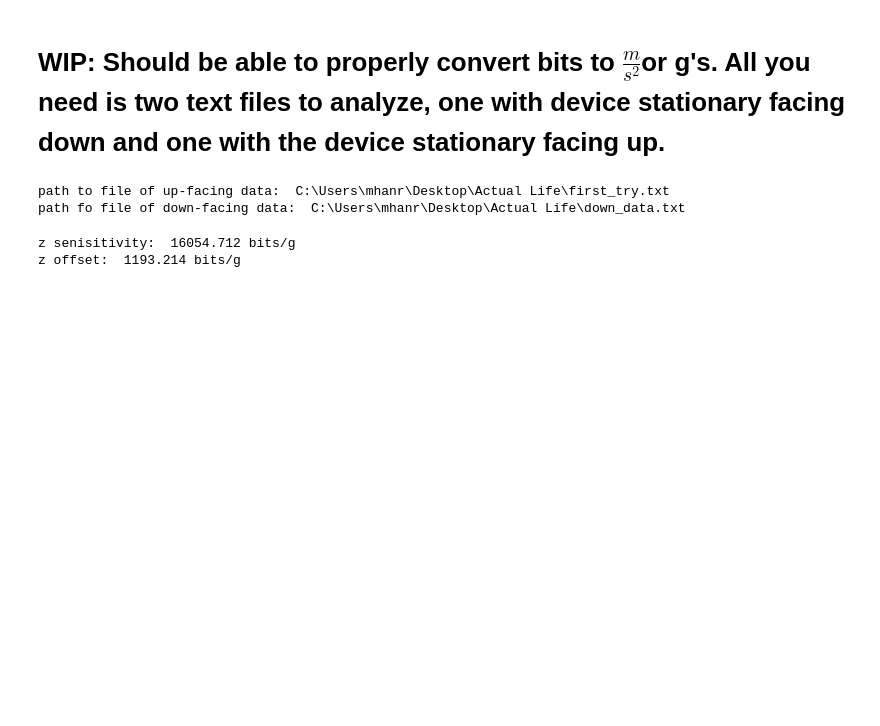
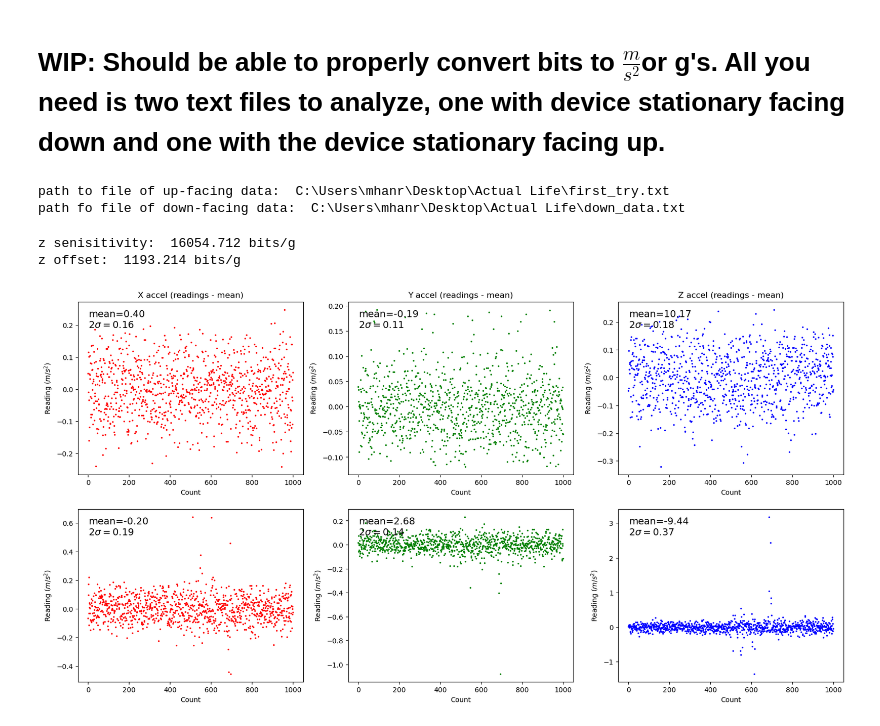
Before and after one commit to max-hanrahan/Pendulum-Calibration-Analysis, a Jupyter notebook: calibrate_from_two_files.ipynb, the cells around one changed output. Cells and saved outputs as stored; diff of their text form; code cells hidden in the pictures; blank space fills up the shorter version.

```diff
--- a/calibrate_from_two_files.ipynb
+++ b/calibrate_from_two_files.ipynb
@@ -66,34 +66,41 @@ x_a_resid_down = np.array(x_accel_down - np.average(x_accel_down))
 y_a_resid_down = np.array(y_accel_down - np.average(y_accel_down))
 z_a_resid_down = np.array(z_accel_down - np.average(z_accel_down))
 # %%
-# # now make the plots
-# fig, ax = plt.subplots(1,3, figsize = (30,10))
-# ax[0].scatter(count, x_a_resid_up, c = 'r', s= 2)
-# ax[1].scatter(count, y_a_resid_up, c = 'g', s= 2)
-# ax[2].scatter(count, z_a_resid_up, c = 'b', s= 2)
+# now make the plots
+fig, ax = plt.subplots(2,3, figsize = (20,10))
+ax[0,0].scatter(count, x_a_resid_up, c = 'r', s= 2)
+ax[0,1].scatter(count, y_a_resid_up, c = 'g', s= 2)
+ax[0,2].scatter(count, z_a_resid_up, c = 'b', s= 2)
 
-# ax[0].set_title('X accel (readings - mean)')
-# ax[1].set_title('Y| accel (readings - mean)')
-# ax[2].set_title('Z accel (readings - mean)')
+ax[1,0].scatter(count, x_a_resid_down, c = 'r', s= 2)
+ax[1,1].scatter(count, y_a_resid_down, c = 'g', s= 2)
+ax[1,2].scatter(count, z_a_resid_down, c = 'b', s= 2)
+
+ax[0,0].set_title('X accel (readings - mean)')
+ax[0,1].set_title('Y accel (readings - mean)')
+ax[0,2].set_title('Z accel (readings - mean)')
 
 
-# # put mean and 2 sigma on each plot in one for loop:
+# put mean and 2 sigma on each plot in one for loop:
 accel_list_up = [x_accel_up, y_accel_up, z_accel_up]
 resid_list_up = [x_a_resid_up, y_a_resid_up, z_a_resid_up]
 
 accel_list_down = [x_accel_down, y_accel_down, z_accel_down]
 resid_list_down = [x_a_resid_down, y_a_resid_down, z_a_resid_down]
 
 accel_lists = [accel_list_up, accel_list_down]
-# for i in range(3):
-#     textstr = '\n'.join((
-#     r'mean=%.2f' % (np.average(accel_list_up[i])),
-#     r'$2\sigma=%.2f$' % (2*np.std(accel_list_up[i]), )))
-#     ax[i].text(3, np.max(resid_list_up[i]), textstr, fontsize=14,
-#     verticalalignment='top')
-
-# for x in ax.flat:
-#     x.set(xlabel='Count', ylabel='Reading ($m/s^2$)')
+resid_lists = [resid_list_up, resid_list_down]
+for x in range(2):
+    for i in range(3):
+        textstr = '\n'.join((
+        r'mean=%.2f' % (np.average(accel_lists[x][i])),
+        r'$2\sigma=%.2f$' % (np.std(2* accel_lists[x][i]), )))
+        ax[x,i].text(1, np.max(resid_lists[x][i]), textstr, fontsize=14,
+        verticalalignment='top')
+for x in ax.flat:
+    x.set(xlabel='Count', ylabel='Reading ($m/s^2$)')
+# %% [output]
+[figure, added]
 # %%
 # now plot acceleratinos with respect to time
 # from the text files I had this notebook examine, I think reasonable
```
Also changed, not shown: parts of 2 cells of this notebook.
